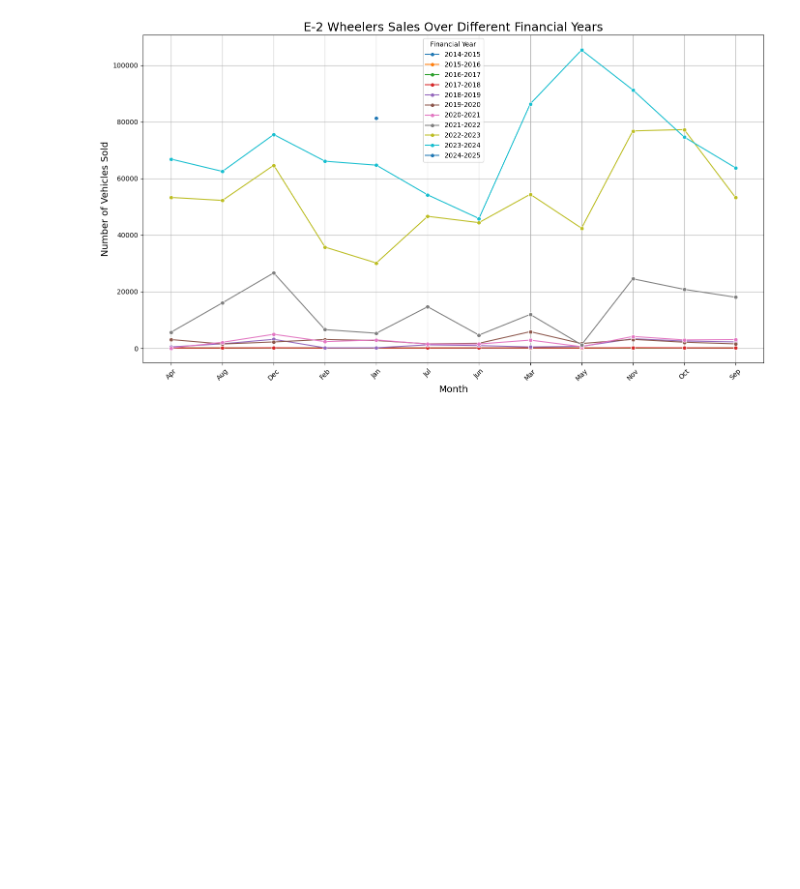
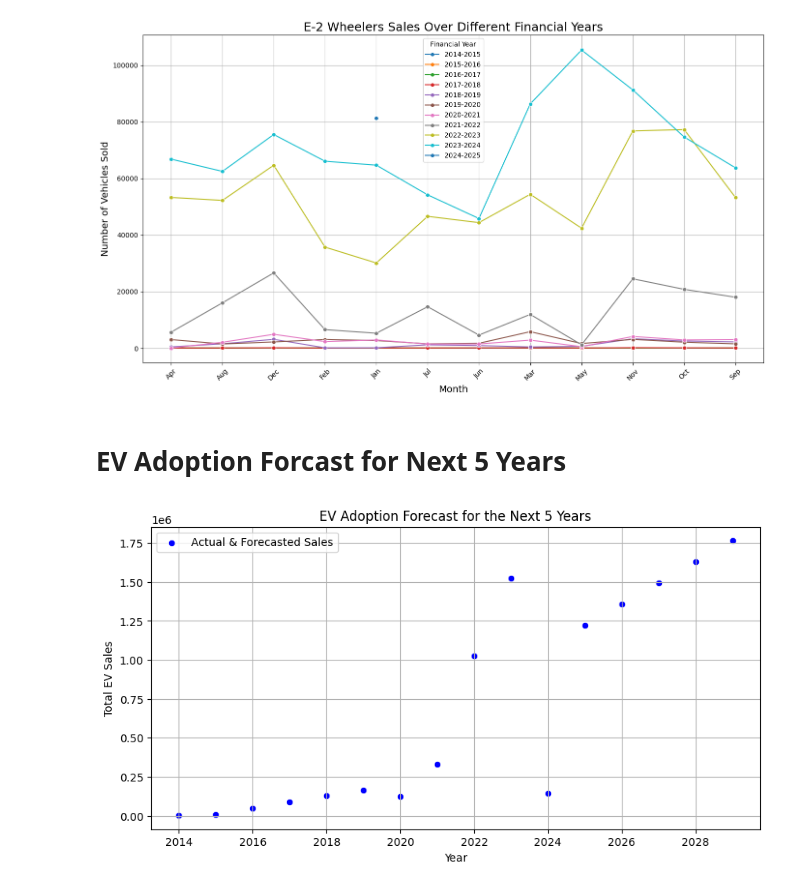
Before and after one commit to LuckshyArora/EV_Market_Segmentation, a Jupyter notebook: EV_Demographic_Segmentation.ipynb, the cells around one changed output. Drawn from its saved outputs; the diff is of its cells as text; code cells hidden in the pictures; blank space fills up the shorter version.

```diff
--- a/EV_Demographic_Segmentation.ipynb
+++ b/EV_Demographic_Segmentation.ipynb
@@ -351,3 +353,28 @@ plt.tight_layout()
 plt.show()
 # %% [output]
 [figure]
+# %% [markdown]
+# EV Adoption Forcast for Next 5 Years
+# %%
+ev_sales_by_year = df.groupby("Year")["EV_Sales_Quantity"].sum().reset_index()
+
+model = ExponentialSmoothing(ev_sales_by_year["EV_Sales_Quantity"], trend="add", seasonal=None)
+fit_model = model.fit()
+
+future_years = list(range(int(ev_sales_by_year["Year"].max()) + 1, int(ev_sales_by_year["Year"].max()) + 6))
+forecast = fit_model.forecast(steps=5)
+
+forecast_df = pd.DataFrame({"Year": future_years, "EV_Sales_Quantity": forecast})
+
+ev_sales_forecast = pd.concat([ev_sales_by_year, forecast_df], ignore_index=True)
+
+plt.figure(figsize=(10, 5))
+sns.scatterplot(data=ev_sales_forecast, x="Year", y="EV_Sales_Quantity", label="Actual & Forecasted Sales", color="blue")
+plt.xlabel("Year")
+plt.ylabel("Total EV Sales")
+plt.title("EV Adoption Forecast for the Next 5 Years")
+plt.legend()
+plt.grid(True)
+plt.show()
+# %% [output]
+[figure, added]
```
Also changed, not shown: parts of 9 cells of this notebook, 1 other file.
